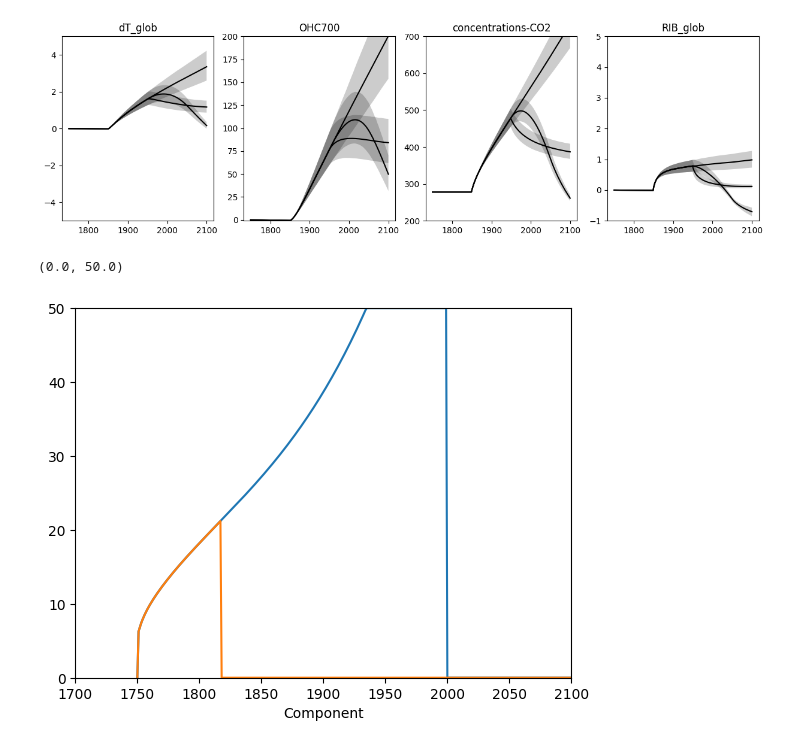
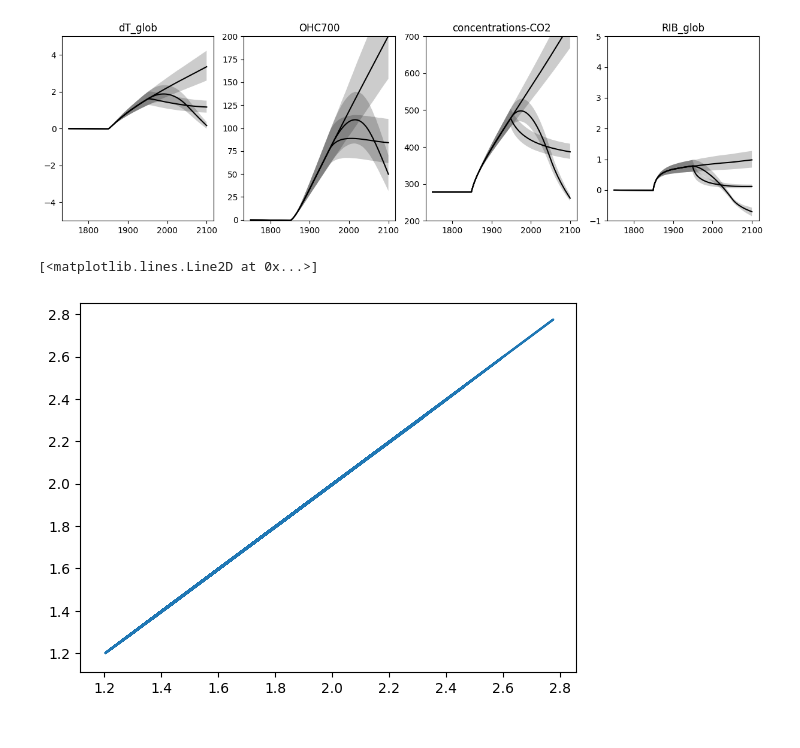
Before and after one commit to ciceroOslo/ciceroscm, a Jupyter notebook: notebooks/calibration pipeline/6 - run flat10.ipynb, the cells around one changed output. Saved outputs shown, nothing was run; the diff lists cells and outputs as text; code cells hidden in the pictures.

```diff
--- a/notebooks/calibration pipeline/6 - run flat10.ipynb
+++ b/notebooks/calibration pipeline/6 - run flat10.ipynb
@@ -339,14 +386,5 @@ for i,r in enumerate(results_1pct):
 # %%
 results_e1pct=run_parallel(distrorun1.cfgs,nworkers=100,scn=scendata_e1pct,outcc=False)
 results_e1pct_zec=run_parallel(distrorun1.cfgs,nworkers=100,scn=scendata_e1pct_zec,outcc=False)
-# %%
-scendata_e1pct[0]["emissions_data"]['CO2_FF'].plot()
-scendata_e1pct_zec[0]["emissions_data"]['CO2_FF'].plot()
-
-plt.xlim(1700,2100)
-plt.ylim(0,50)
-# %% [output]
-(0.0, 50.0)
-[figure, removed]
 # %%
 isgd=np.where([r!=None for r in results_e1pct])[0].astype(int)
@@ -363,0 +391,29 @@ fcfgs1=[distrorun1.cfgs[i] for i in isgd]
+# %%
+tcremat_e=[]
+zec50mat=[]
+
+zec100mat=[]
+
+for i,zf in enumerate(results_e1pct_zec):
+    tcremat_e.append(results_e1pct_zec[i]['dT_glob'][t1000mat[i]])
+    try:
+        zec50mat.append(results_e1pct_zec[i]['dT_glob'][t1000mat[i+50]]-tcremat_e[i])
+    except:
+        zec50mat.append(np.NaN)
+    try:
+        zec100mat.append(results_e1pct_zec[i]['dT_glob'][t1000mat[i+100]]-tcremat_e[i])
+    except:
+        zec100mat.append(np.NaN)
+zec50mat=np.array(zec50mat)
+tcremat_e=np.array(tcremat_e)
+
+zec100mat=np.array(zec100mat)
+# %%
+zec50mat[np.abs(tcremat-tcremat_e)>0.1]=np.NaN
+zec100mat[np.abs(tcremat-tcremat_e)>0.1]=np.NaN
+tcremat_e[np.abs(tcremat-tcremat_e)>0.1]=np.NaN
+# %%
+plt.plot(tcremat,tcremat_e)
+# %% [output]
+[<matplotlib.lines.Line2D at 0x...>]
+[figure, added]
```
Also changed, not shown: parts of 9 cells of this notebook, 1 other file.
